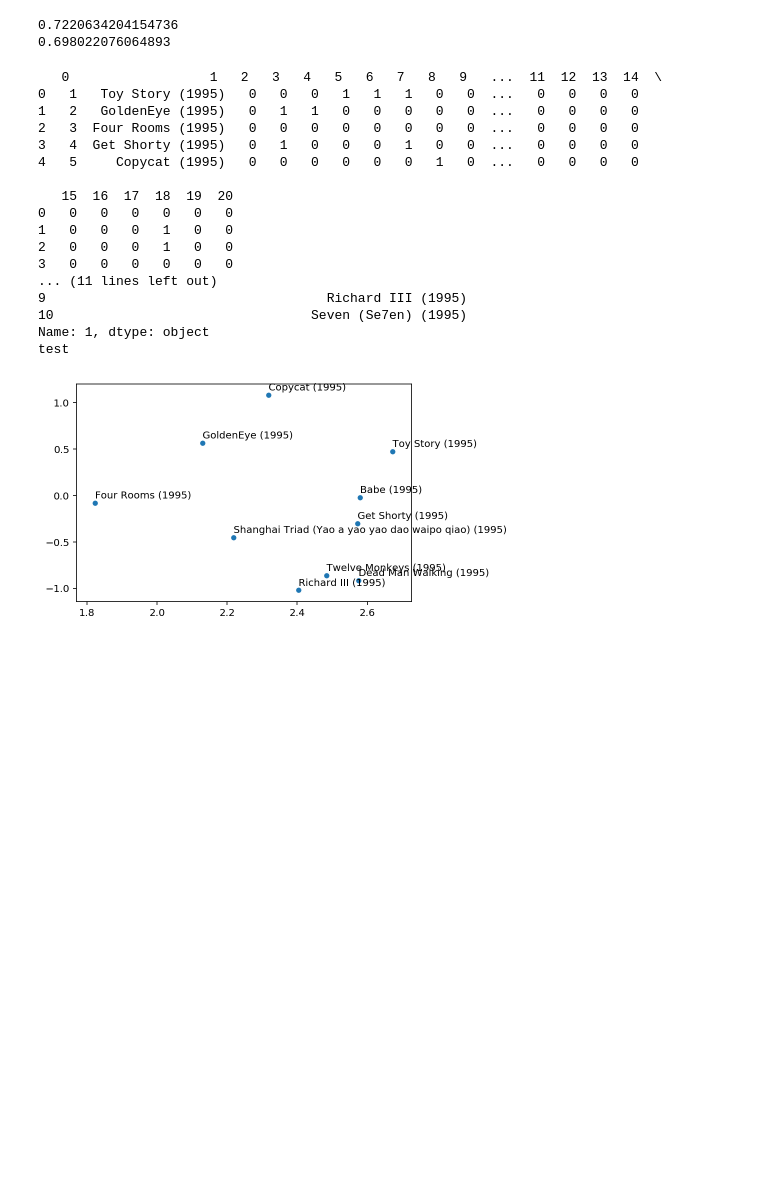
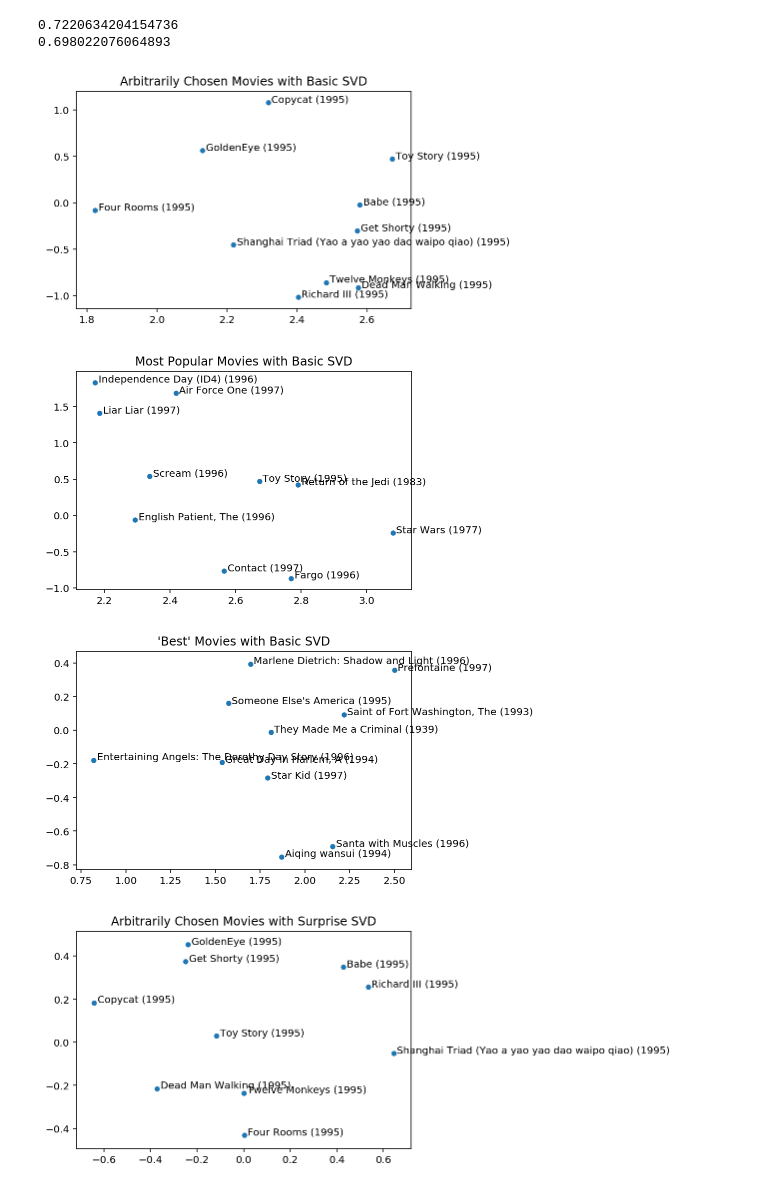
Before and after one commit to SaberaTalukder/Visualizations, a Jupyter notebook: 5.ipynb, the cells around one changed output. Cells and saved outputs as stored; diff of their text form; code cells hidden in the pictures; blank space fills up the shorter version.

Commit message:
Updated visualization code to plot multiple

```diff
--- a/5.ipynb
+++ b/5.ipynb
@@ -38,20 +38,23 @@ print(hw5_version.get_err(U,V,Y_test))
 0.25411584641635193
 0.6463891388921936
 # %%
-def visualize_V(U, V, labels=None, index=None, name='temp', save=False):
+def visualize_V(U, V, labels=None, index=None, name='temp', save=False, title=None):
     A, s, B = np.linalg.svd(V.T)
     U_proj = A[:,0:2].T@U.T
     V_proj = A[:,0:2].T@V.T
+    plt.figure()
     if index is None:
         plot = sns.scatterplot(V_proj[0,:],V_proj[1,:])
     else :
         plot = sns.scatterplot(V_proj[0,index-1],V_proj[1,index-1])
 
+    limits = plt.xlim()
+    offset = (limits[1]-limits[0])*0.01
     if not (labels is None):
-        print('test')
         for i, label in enumerate(labels):
-            plot.text(V_proj[0,index[i]-1],V_proj[1,index[i]-1]+0.05, label)
+            plot.text(V_proj[0,index[i]-1]+offset,V_proj[1,index[i]-1], label)
 
+    plt.title(title)
     if save:
         fig = plot.get_figure()
         fig.savefig(f'{name}.png')
@@ -74,43 +77,34 @@ print(surprise_version.get_err(model,Y_test))
 0.7220634204154736
 0.698022076064893
 # %%
-def multi_vis(U, V, name='temp'):
+def multi_vis(U, V, name='temp',save=True):
 #     movies = np.genfromtxt('./data/movies.txt', dtype=None,delimiter='\t')
     df = pd.read_csv('./data/movies.txt',sep='\t',header=None)
-    print(df.head())
+#     print(df.head())
     movies = df[1]
 
     # Ten Movies of our choice
     choice = np.arange(1,11)
-    print(movies[choice])
-    visualize_V(U,V,index=choice,name=f'{name}_choice',labels=movies[choice-1],save=True)
+    visualize_V(U,V,index=choice,name=f'{name}_choice',labels=movies[choice-1],save=save,title=f'Arbitrarily Chosen Movies with {name}')
 
     # Ten Most Popular
+    popular = np.array([50, 258, 100, 181, 294, 286, 288, 1, 300, 121])
+    visualize_V(U,V,index=popular,name=f'{name}_popular',labels=movies[popular-1],save=save,title=f'Most Popular Movies with {name}')
 
     # Ten Best
+    best = np.array([1189, 1500, 814, 1536, 1293, 1599, 1653, 1467, 1122, 1201])
+    visualize_V(U,V,index=best,name=f'{name}_best',labels=movies[best-1],save=save,title=f'\'Best\' Movies with {name}')
 
     # Ten from each of three genres
     # Genre 1
     # Genre 2
     # Genre 3
-# %%
-multi_vis(U,V)
-# %% [output]
-   0                  1   2   3   4   5   6   7   8   9   ...  11  12  13  14  \
-0   1   Toy Story (1995)   0   0   0   1   1   1   0   0  ...   0   0   0   0
-1   2   GoldenEye (1995)   0   1   1   0   0   0   0   0  ...   0   0   0   0
-2   3  Four Rooms (1995)   0   0   0   0   0   0   0   0  ...   0   0   0   0
-3   4  Get Shorty (1995)   0   1   0   0   0   1   0   0  ...   0   0   0   0
-4   5     Copycat (1995)   0   0   0   0   0   0   1   0  ...   0   0   0   0
-
-   15  16  17  18  19  20
-0   0   0   0   0   0   0
-1   0   0   0   1   0   0
-2   0   0   0   1   0   0
-3   0   0   0   0   0   0
-... (11 lines left out)
-9                                    Richard III (1995)
-10                                 Seven (Se7en) (1995)
-Name: 1, dtype: object
-test
-[figure, removed]
+# %%
+multi_vis(U,V,name='Basic SVD')
+#TODO: add the bias term version
+multi_vis(model.pu,model.qi,name='Surprise SVD')
+# %% [output]
+[figure, added]
+[figure, added]
+[figure, added]
+[figure, added]
```
Also changed, not shown: parts of 1 cell of this notebook.
